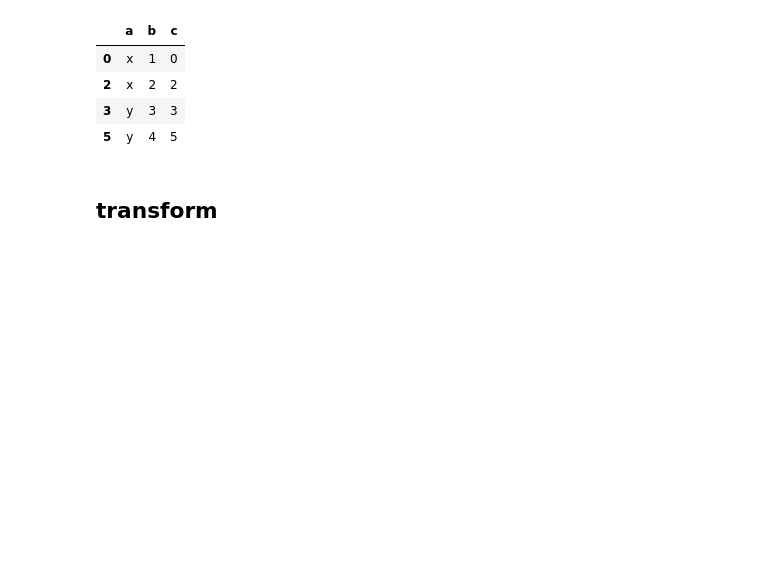
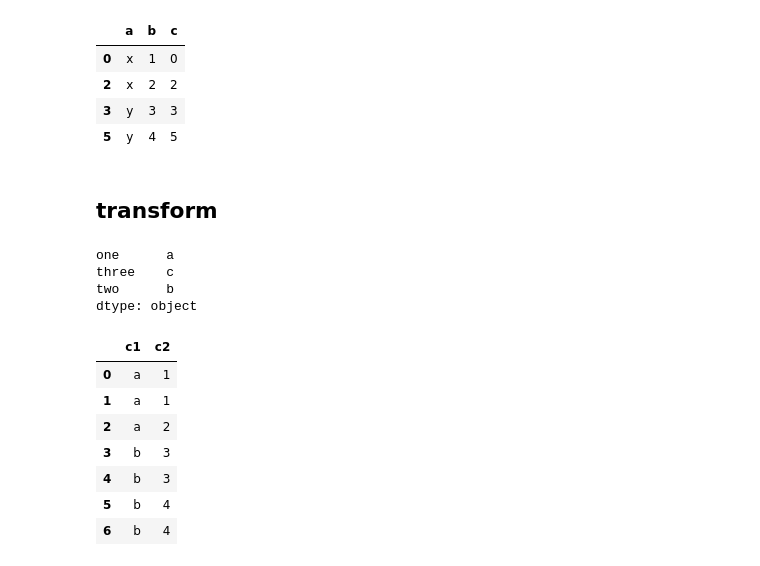
Before and after one commit to lqleon1214/data_analysis_test, a Jupyter notebook: data clean.ipynb, the cells around one changed output. Drawn from its saved outputs; the diff is of its cells as text; code cells hidden in the pictures; blank space fills up the shorter version.

```diff
--- a/data clean.ipynb
+++ b/data clean.ipynb
@@ -550,0 +554,20 @@ data.drop_duplicates(['a', 'b'])
+# %%
+x.map(y)     # 当有多个映射表的时候可以这样映射。
+# %% [output]
+one      a
+three    c
+two      b
+dtype: object
+# %%
+df = pd.DataFrame({'c1':['a']*3 + ['b']*4,
+                   'c2':[1,1,2,3,3,4,4]})
+df
+# %% [output]
+|  | c1 | c2 |
+| 0 | a | 1 |
+| 1 | a | 1 |
+| 2 | a | 2 |
+| 3 | b | 3 |
+| 4 | b | 3 |
+| 5 | b | 4 |
+| 6 | b | 4 |
```
Also changed, not shown: parts of 23 cells of this notebook.
